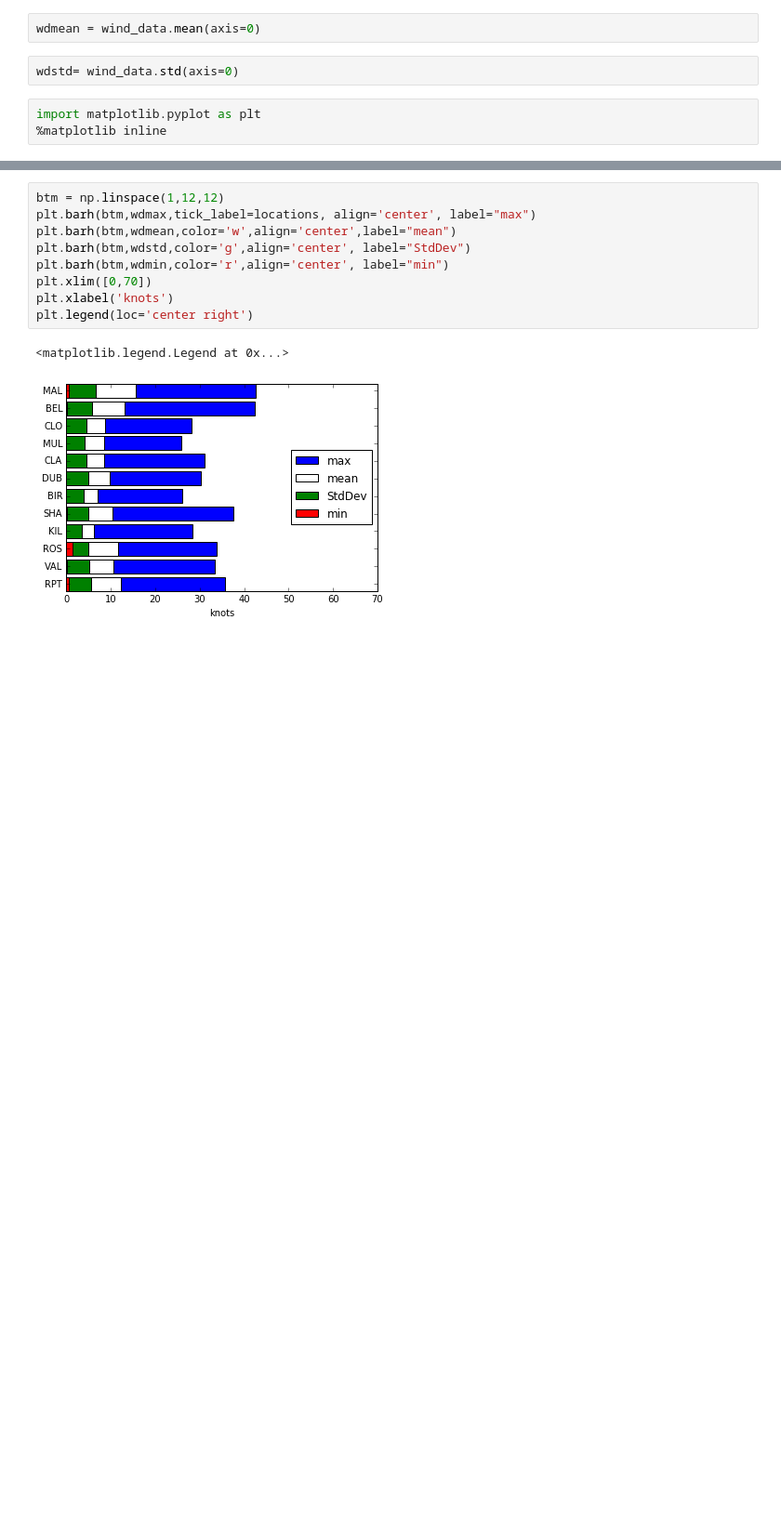
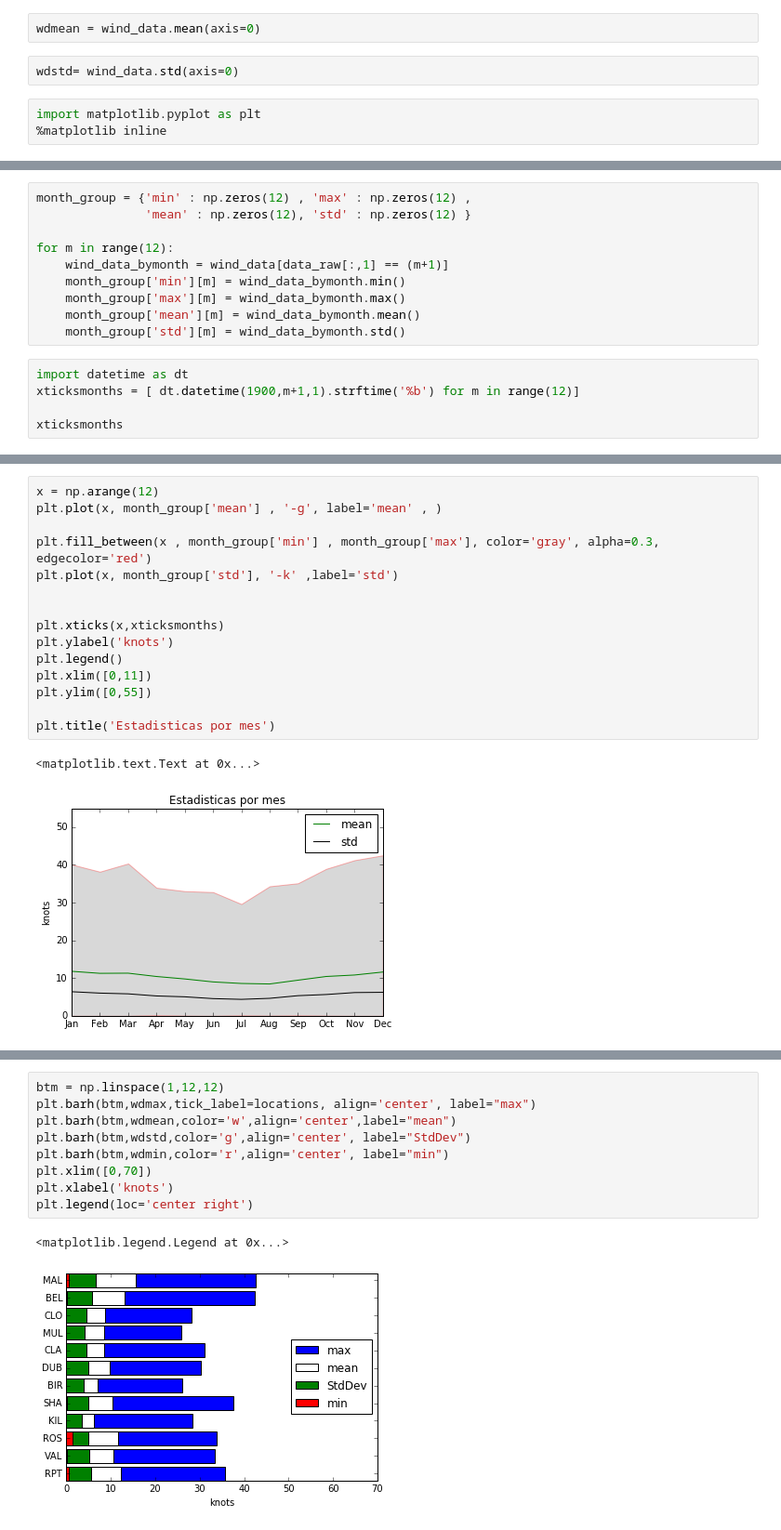
Before and after one commit to hmedrano/curso-python-cientifico, a Jupyter notebook: nb03-scipy-ejercicios.ipynb, the cells around one changed output, grey strips where cells are left out. Shown: that part at 93% size. Saved outputs shown, nothing was run; the diff lists cells and outputs as text; blank space fills up the shorter version.

```diff
--- a/nb03-scipy-ejercicios.ipynb
+++ b/nb03-scipy-ejercicios.ipynb
@@ -36,0 +190,15 @@ import matplotlib.pyplot as plt
+# %%
+month_group = {'min' : np.zeros(12) , 'max' : np.zeros(12) ,
+               'mean' : np.zeros(12), 'std' : np.zeros(12) }
+
+for m in range(12):
+    wind_data_bymonth = wind_data[data_raw[:,1] == (m+1)]
+    month_group['min'][m] = wind_data_bymonth.min()
+    month_group['max'][m] = wind_data_bymonth.max()
+    month_group['mean'][m] = wind_data_bymonth.mean()
+    month_group['std'][m] = wind_data_bymonth.std()
+# %%
+import datetime as dt
+xticksmonths = [ dt.datetime(1900,m+1,1).strftime('%b') for m in range(12)]
+
+xticksmonths
@@ -36,0 +218,18 @@ import matplotlib.pyplot as plt
+# %%
+x = np.arange(12)
+plt.plot(x, month_group['mean'] , '-g', label='mean' , )
+
+plt.fill_between(x , month_group['min'] , month_group['max'], color='gray', alpha=0.3, edgecolor='red')
+plt.plot(x, month_group['std'], '-k' ,label='std')
+
+
+plt.xticks(x,xticksmonths)
+plt.ylabel('knots')
+plt.legend()
+plt.xlim([0,11])
+plt.ylim([0,55])
+
+plt.title('Estadisticas por mes')
+# %% [output]
+<matplotlib.text.Text at 0x...>
+[figure, added]
```
Also changed, not shown: parts of 33 cells of this notebook.
